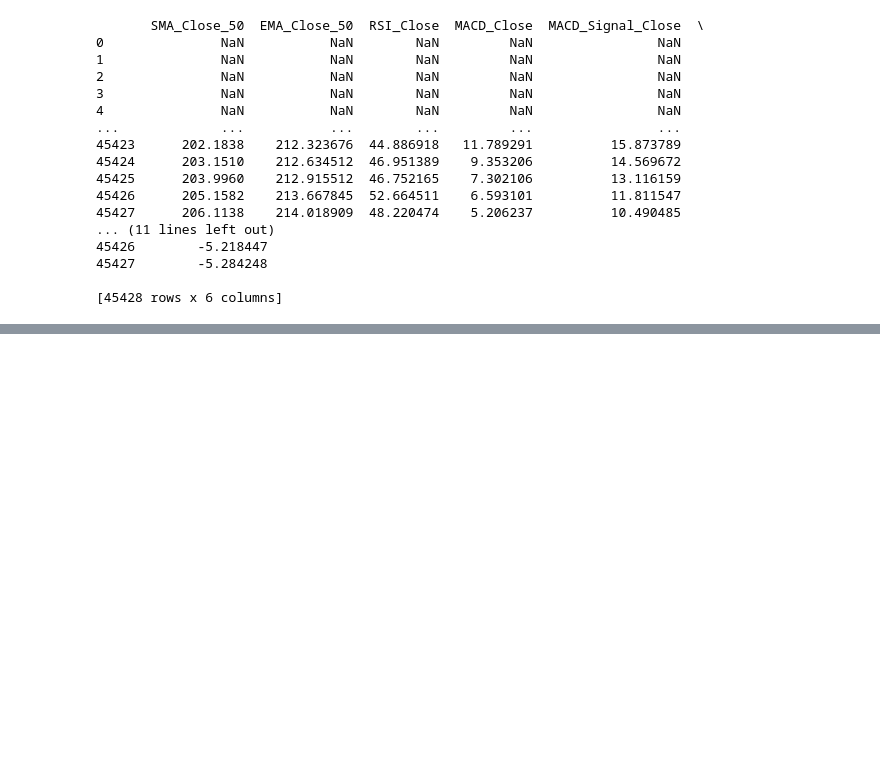
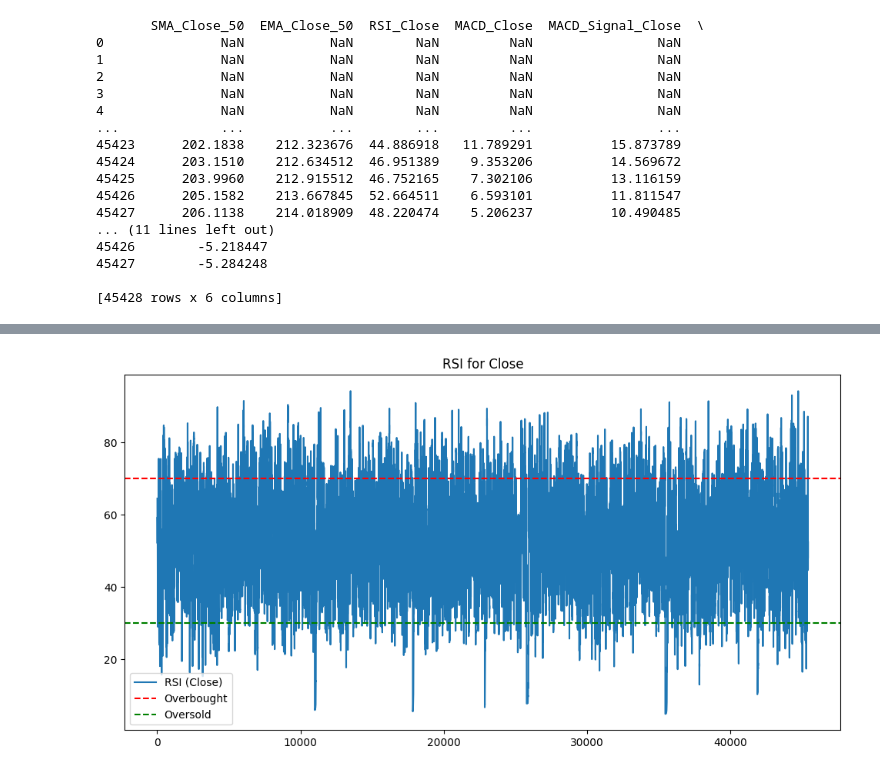
Before and after one commit to bettyabay/Kaim-week-1, a Jupyter notebook: notebooks/quantitative_analysis.ipynb, the cells around one changed output, grey strips where cells are left out. Cells and saved outputs as stored; diff of their text form; code cells hidden in the pictures; blank space fills up the shorter version.

```diff
--- a/notebooks/quantitative_analysis.ipynb
+++ b/notebooks/quantitative_analysis.ipynb
@@ -197,0 +224,5 @@ print(stock_data[['SMA_Close_50', 'EMA_Close_50', 'RSI_Close', 'MACD_Close', 'MA
+# %%
+# Plot RSI for Close price
+plot_rsi(stock_data, 'Close')
+# %% [output]
+[figure, added]
```
Also changed, not shown: parts of 6 cells of this notebook, 1 other file.
